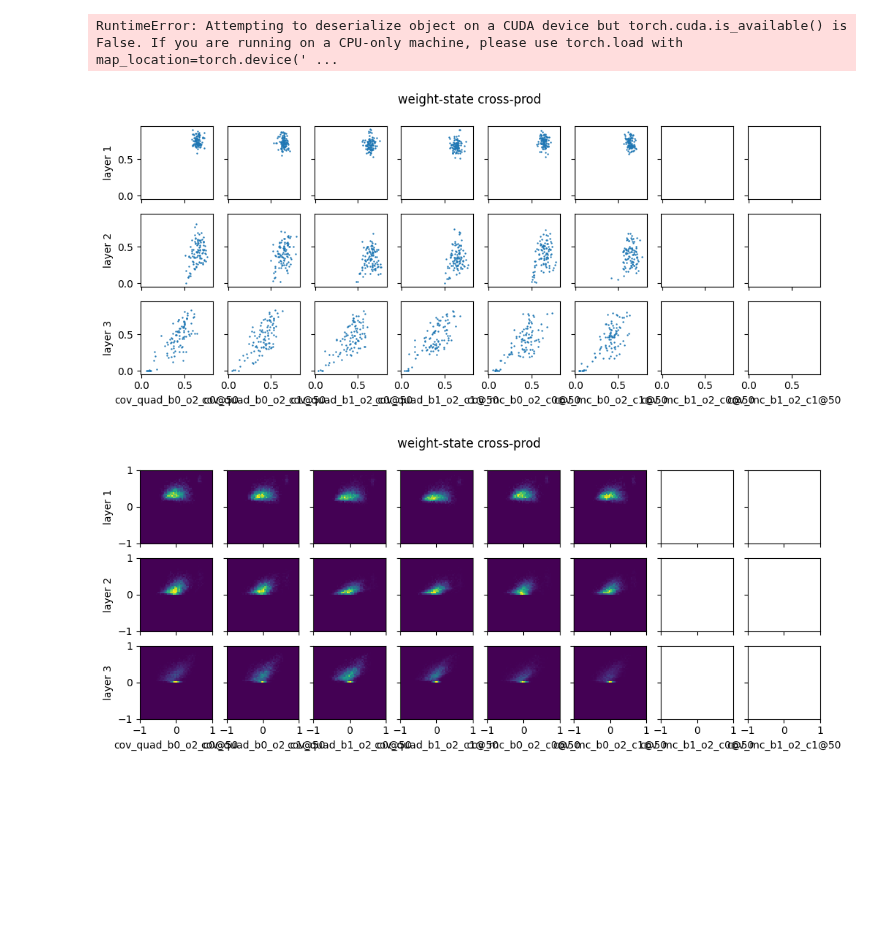
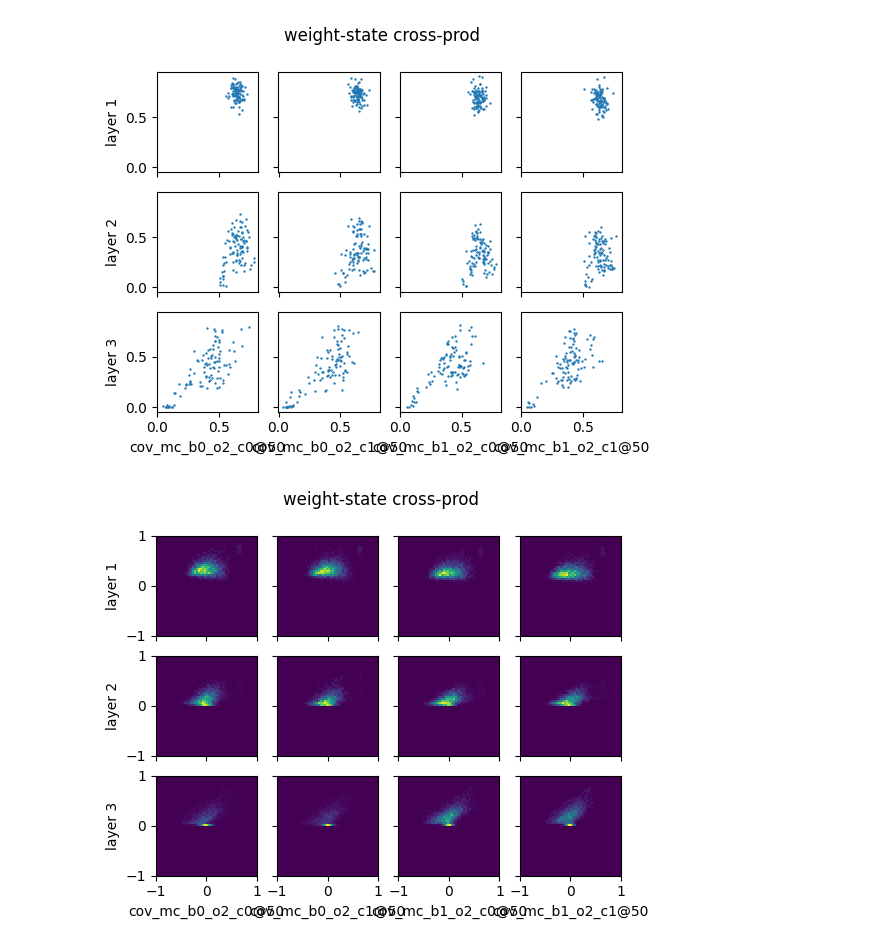
Before and after one commit to yingchenlin/kiln, a Jupyter notebook: dist.ipynb, the cells around one changed output. Drawn from its saved outputs; the diff is of its cells as text; code cells hidden in the pictures; blank space fills up the shorter version.

```diff
--- a/dist.ipynb
+++ b/dist.ipynb
@@ -60,7 +60,7 @@ def read_weight(state, i, flip):
     return w.mean(0), w.T @ w
 # %%
 #group, tags = "schemes", [f"{s}_{l}" for s in ("none", "base", "mean", "cov-mc", "cov-quad", "lin-apx") for l in ("all",)]
-group, tags = "cov", [f"cov_{l}_b{b}_o{o}_c{i}" for l in ("quad", "mc") for b in (0, 1) for o in (2,) for i in (0, 1)]
+group, tags = "cov", [f"cov_{l}_b{b}_o{o}_c{i}" for l in ("mc",) for b in (0, 1) for o in (2,) for i in (0, 1)]
 #group, tags = "lin-apx", ("lin-apx_0", "lin-apx_0.5", "lin-apx_1.0", "lin-apx_1.5")
 #group, tags = "l2s", ("l2s_0", "l2s_1e-4", "l2s_5e-5", "l2s_2e-5", "l2s_1e-5", "l2s_5e-6")
 #group, tags = "l2w", ("l2w_0", "l2w_5e-2", "l2w_2e-2", "l2w_1e-2", "l2w_5e-3", "l2w_2e-3")
@@ -135,34 +135,33 @@ def hist2d_plot(ax1, ax2, x, y, range, bins):
     ax1.scatter(x.diagonal().numpy(), y.diagonal().numpy(), s=0.5)
 
 def hist1d_plot(ax, x, range, bins):
     ax.hist(x.flatten().numpy(), label="cross", range=range, bins=bins, histtype="step", density=True)
     ax.hist(x.diagonal().numpy(), label="self", range=range, bins=bins, histtype="step", density=True)
 
 def setplot(group, tags_epochs, layers, term, sign, scales, mapping, fn):
     xlabels = [f"{tag}@{epoch}" for tag, epoch in tags_epochs]
     ax_xy1 = gridplot(f"weight-state {term}", xlabels, layers)
     ax_xy2 = gridplot(f"weight-state {term}", xlabels, layers)
     ax_x = gridplot(f"weight {term}", xlabels, layers)
     ax_y = gridplot(f"state {term}", xlabels, layers)
     for i, (tag, epoch) in enumerate(tags_epochs):
-        state = torch.load(f"outputs/{group}/{tag}_0/checkpoint-{epoch}.pt")
+        state = torch.load(f"outputs/{group}/{tag}_0/checkpoint-{epoch}.pt", map_location="cpu")
         for j, layer in enumerate(layers):
             w_m1, w_m2 = read_weight(state["model"], j*3+4, False)
             s_m1, s_m2 = read_state(state["model"], j*3+3, sign)
             x, x_range = mapping(fn(w_m1, w_m2), scales[0])
             y, y_range = mapping(fn(s_m1, s_m2), scales[1])
             x_bins, y_bins = 50, 50
             hist2d_plot(ax_xy1[j][i], ax_xy2[j][i], x, y, (x_range, y_range), (x_bins, y_bins))
             hist1d_plot(ax_x[j][i], x, x_range, x_bins)
             hist1d_plot(ax_y[j][i], y, y_range, y_bins)
     ax_x[0][0].legend()
     ax_y[0][0].legend()
 
 term, sign, scales, mapping, fn = "cross-prod", False, (.5, .5), inf_map, lambda m1, m2: m2
 #term, sign, scales, mapping, fn = "covariance", False, (.5, .5), inf_map, cov
 #term, sign, scales, mapping, fn = "correlation", False, (1., 1.), lin_map, corr
 setplot(group, tags_epochs, layers, term, sign, scales, mapping, fn)
 # %% [output]
-RuntimeError: Attempting to deserialize object on a CUDA device but torch.cuda.is_available() is False. If you are running on a CPU-only machine, please use torch.load with map_location=torch.device(' ...
-[figure, old version]
+[figure, new version]
-[figure, old version]
+[figure, new version]
```
Also changed, not shown: parts of 2 cells of this notebook, 9 other files.
